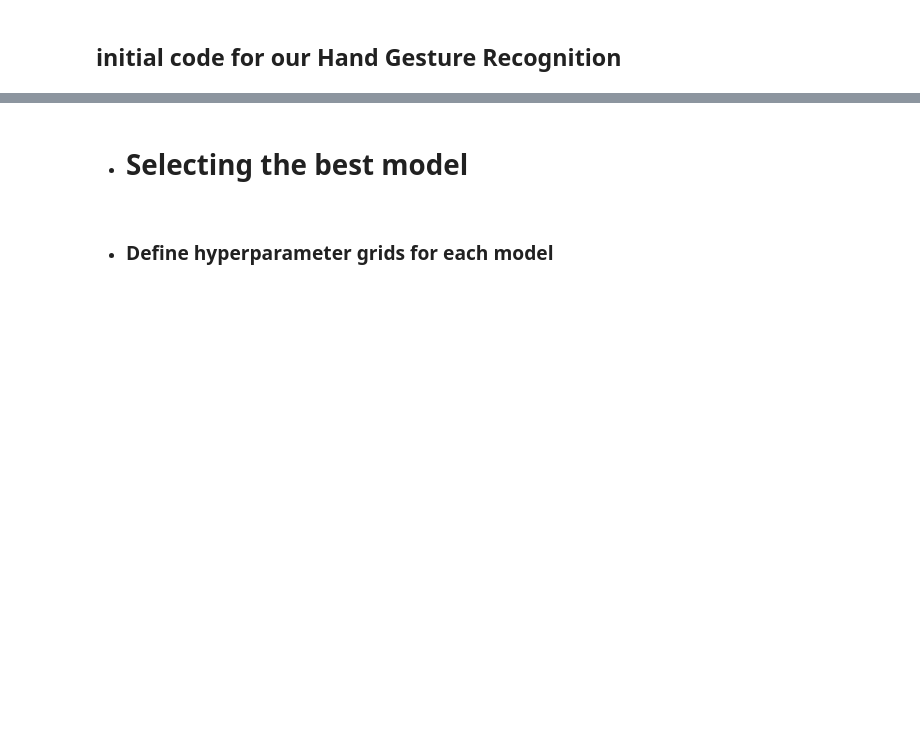
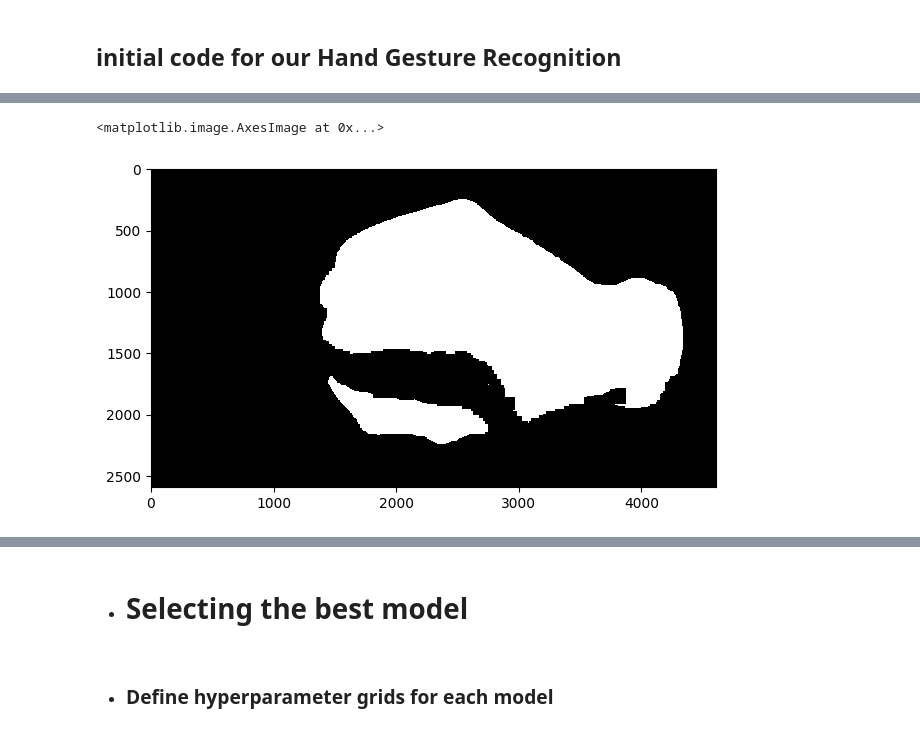
Before and after one commit to khaHesham/Hand-Gesture-Recognition, a Jupyter notebook: init_workspace.ipynb, the cells around one changed output, grey strips where cells are left out. Saved outputs shown, nothing was run; the diff lists cells and outputs as text; code cells hidden in the pictures; blank space fills up the shorter version.

```diff
--- a/init_workspace.ipynb
+++ b/init_workspace.ipynb
@@ -67,0 +204,7 @@ def segment(image):
+# %%
+def NU3U(originalImage):
+    image=chooseGamma(originalImage)
+    mask =segment(image)
+    # image=cv2.bitwise_and(originalImage,originalImage,mask=mask)
+    # image=cv2.cvtColor(image, cv2.COLOR_BGR2GRAY)
+    return mask
@@ -68,3 +217,10 @@ def segment(image):
+# %%
+image = io.imread('0_men (7).JPG')
+m = NU3U(image)
+io.imshow(m)
+# %% [output]
+<matplotlib.image.AxesImage at 0x...>
+[figure, added]
 # %%
 def FeatureExtraction(image):
 
```
Also changed, not shown: parts of 17 cells of this notebook, 5 other files.
